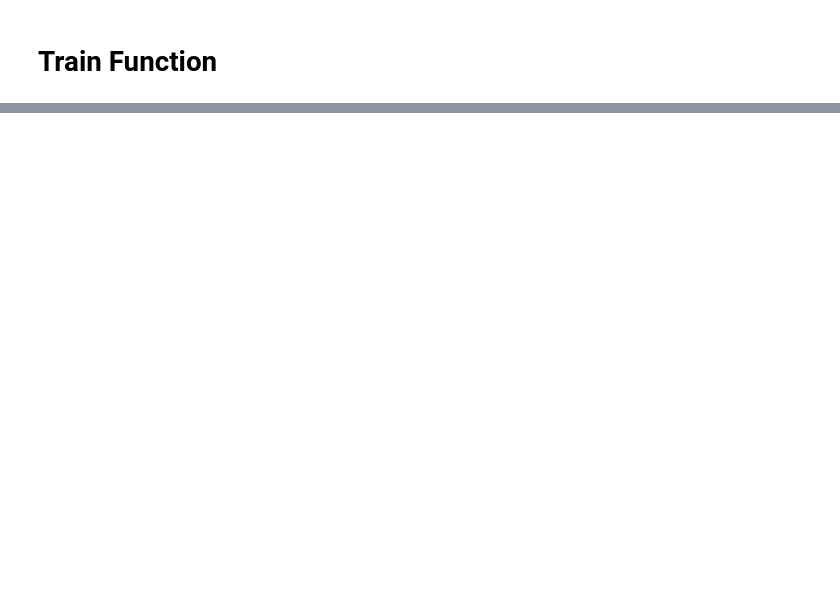
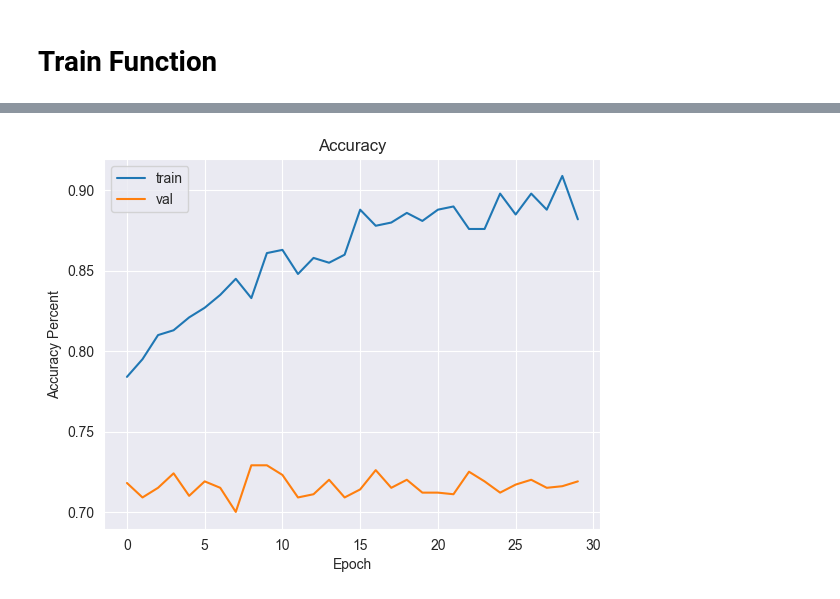
Before and after one commit to MahdiarMansouri/HOG_feature_extraction_cifar10, a Jupyter notebook: main.ipynb, the cells around one changed output, grey strips where cells are left out. Saved outputs shown, nothing was run; the diff lists cells and outputs as text; code cells hidden in the pictures; blank space fills up the shorter version.

Commit message:
updating train function based on new datasets

```diff
--- a/main.ipynb
+++ b/main.ipynb
@@ -438,0 +555,10 @@ model = train_model(model, criterion, optimizer, 100)
+# %%
+plt.plot([a.cpu() for a in acc_list.train], label='train')
+plt.plot([a.cpu() for a in acc_list.val], label='val')
+plt.title('Accuracy')
+plt.xlabel('Epoch')
+plt.ylabel('Accuracy Percent')
+plt.legend()
+plt.show()
+# %% [output]
+[figure, added]
```
Also changed, not shown: parts of 11 cells of this notebook.
